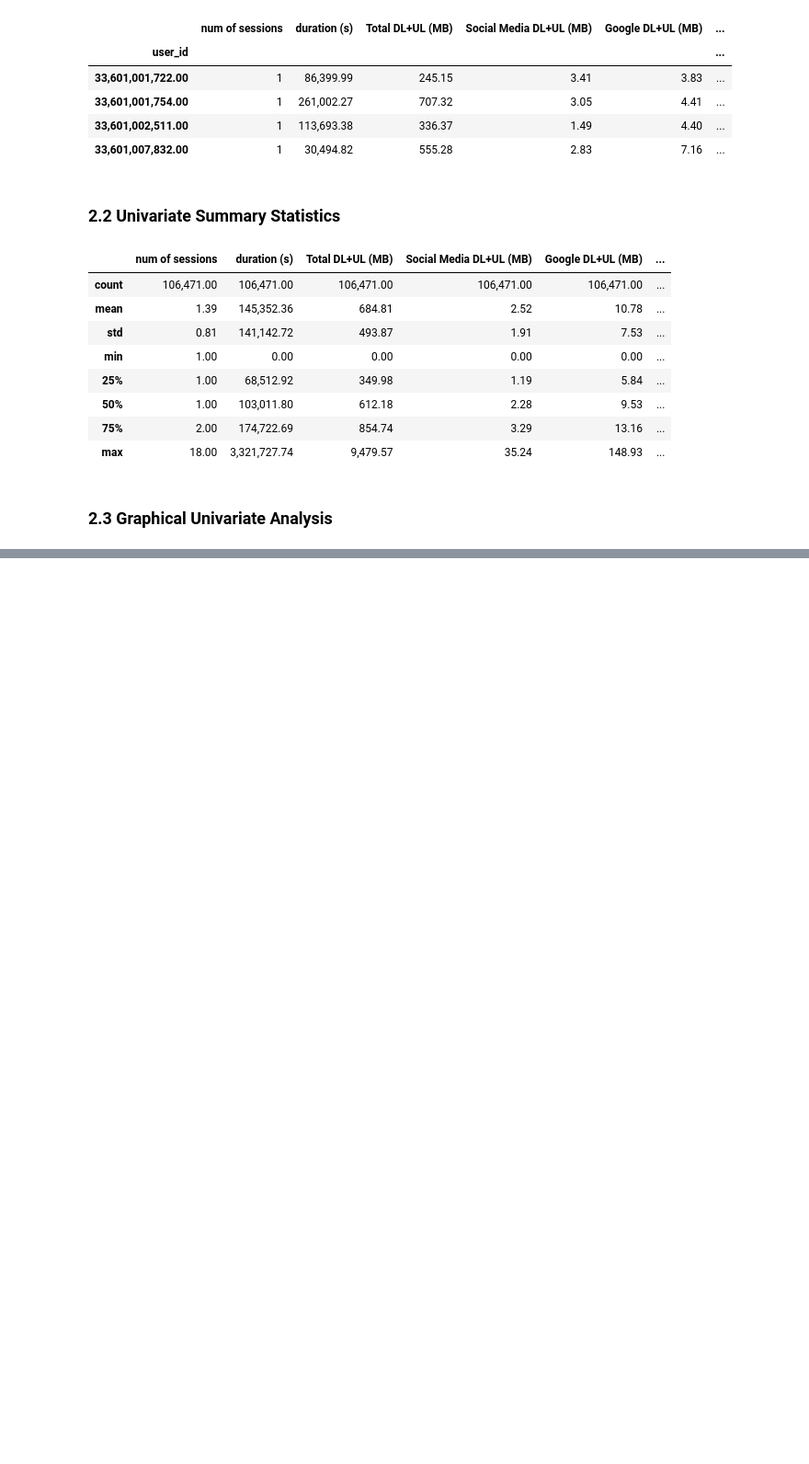
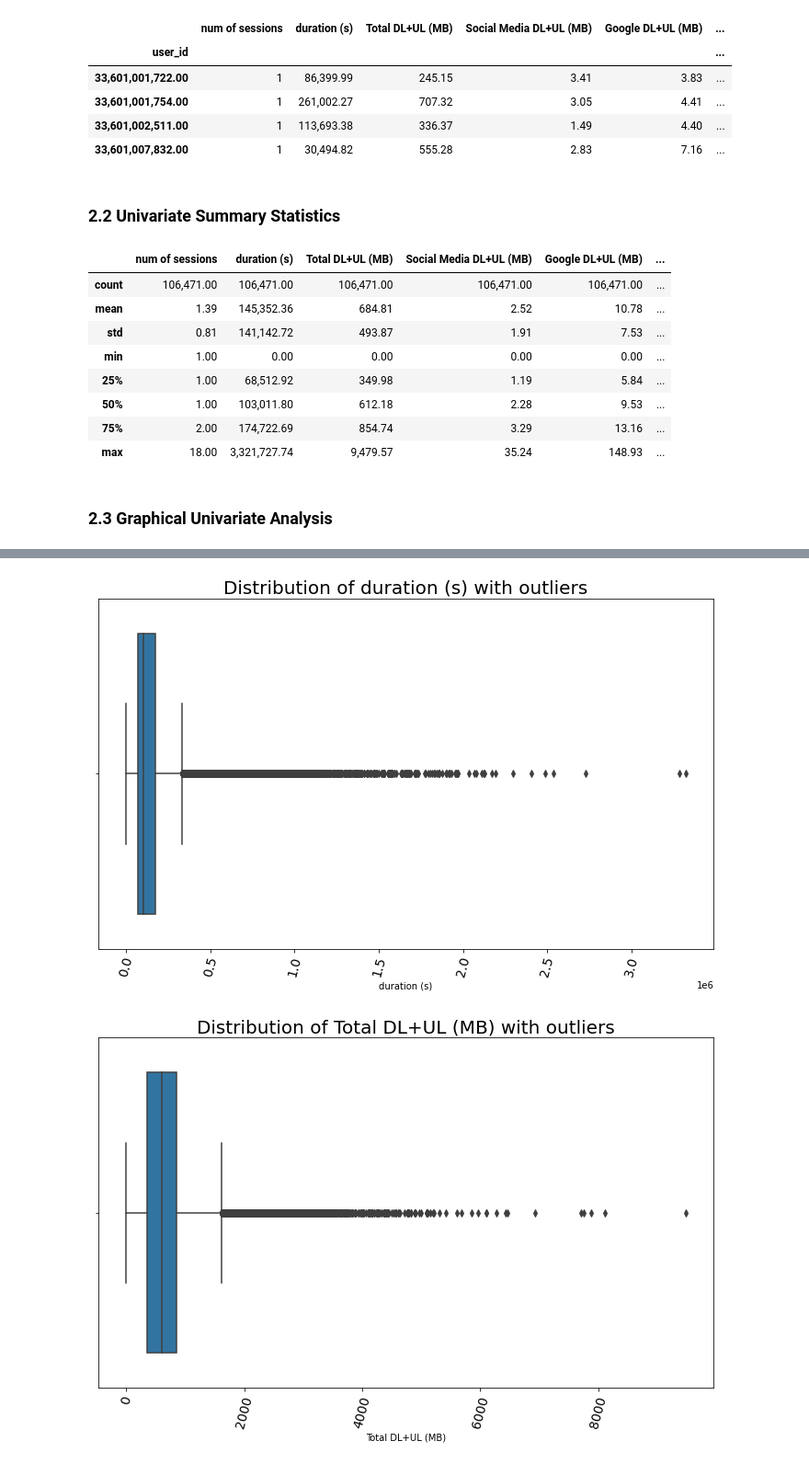
Before and after one commit to emtinanseo/10academy_week1_challenge, a Jupyter notebook: notebooks/user_overview_analysis.ipynb, the cells around one changed output, grey strips where cells are left out. Shown at 92% size. Saved outputs shown, nothing was run; the diff lists cells and outputs as text; code cells hidden in the pictures; blank space fills up the shorter version.

```diff
--- a/notebooks/user_overview_analysis.ipynb
+++ b/notebooks/user_overview_analysis.ipynb
@@ -347,0 +352,9 @@ user.describe()
+# %%
+remaining_cols = ['duration (s)', 'Total DL+UL (MB)', 'Social Media DL+UL (MB)', 'Google DL+UL (MB)', 'Email DL+UL (MB)',
+                  'Youtube DL+UL (MB)', 'Netflix DL+UL (MB)', 'Gaming DL+UL (MB)','Other DL+UL (MB)']
+
+for col in remaining_cols:
+    plot.plot_box(user, col, 'Distribution of {} with outliers'.format(col), "../data/outliers_{}.jpg".format(col))
+# %% [output]
+[figure, added]
+[figure, added]
```
Also changed, not shown: parts of 19 cells of this notebook, 1 other file.
